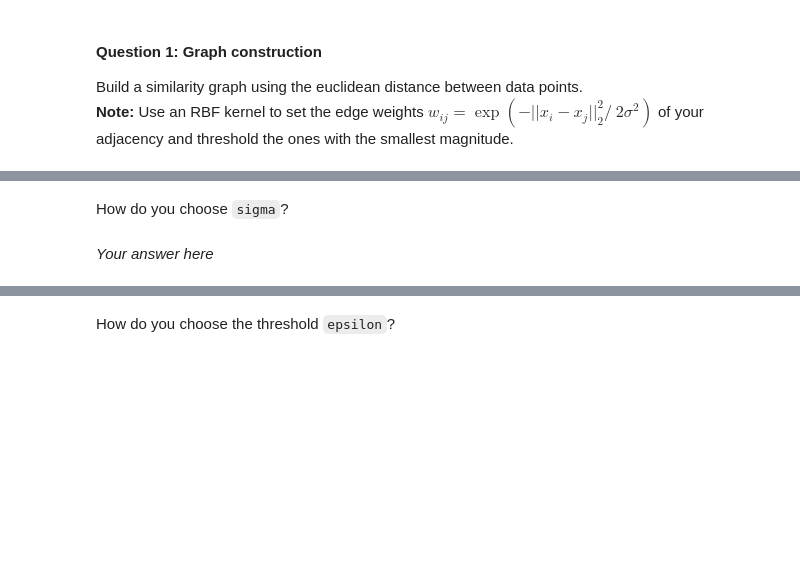
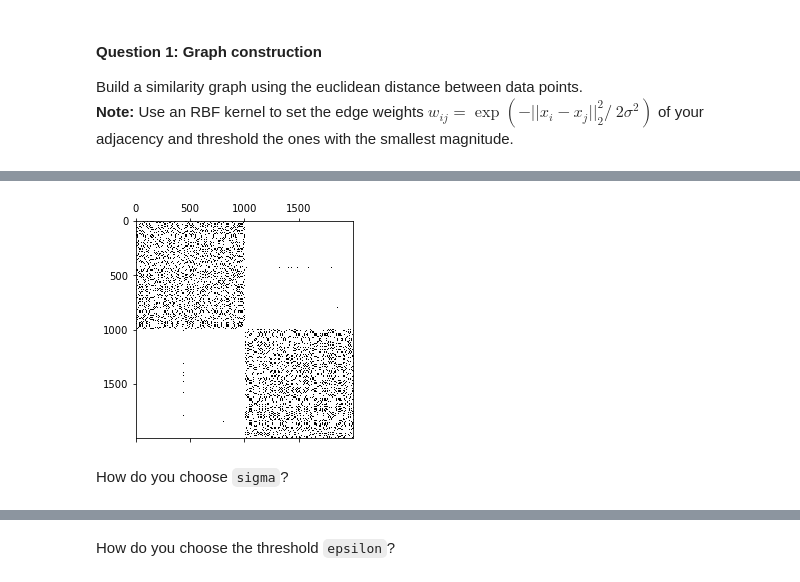
Before and after one commit to alex-mocanu/A-Network-Tour-of-DS-Homework, a Jupyter notebook: Assignment 2/2_learning_with_graphs.ipynb, the cells around one changed output, grey strips where cells are left out. Cells and saved outputs as stored; diff of their text form; code cells hidden in the pictures; blank space fills up the shorter version.

```diff
--- a/Assignment 2/2_learning_with_graphs.ipynb
+++ b/Assignment 2/2_learning_with_graphs.ipynb
@@ -67,13 +80,19 @@ def epsilon_similarity_graph(X: np.ndarray, sigma=1, epsilon=0):
         Return:
         adjacency (n x n ndarray): adjacency matrix of the graph.
     """
-    # Your code here
+    distances = pdist(X, metric='euclidean')
+    weights = np.exp(-distances**2 / sigma**2)
+    weights[weights < epsilon] = 0
+    adjacency = squareform(weights)
     return adjacency
+# %%
+chosen_sigma = 1
+chosen_epsilon = 0.5
 # %%
-adjacency = epsilon_similarity_graph(X, sigma=None, epsilon=None)
+adjacency = epsilon_similarity_graph(X, sigma=chosen_sigma, epsilon=chosen_epsilon)
 plt.spy(adjacency)
 plt.show()
+# %% [output]
+[figure, added]
 # %% [markdown]
 How do you choose `sigma`?
-# %% [markdown]
-*Your answer here*
```
Also changed, not shown: parts of 46 cells of this notebook.
